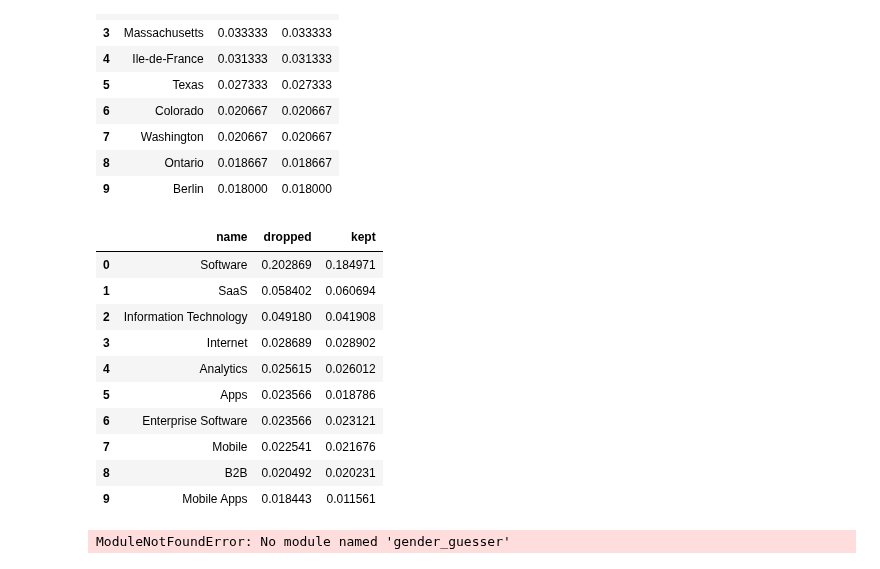
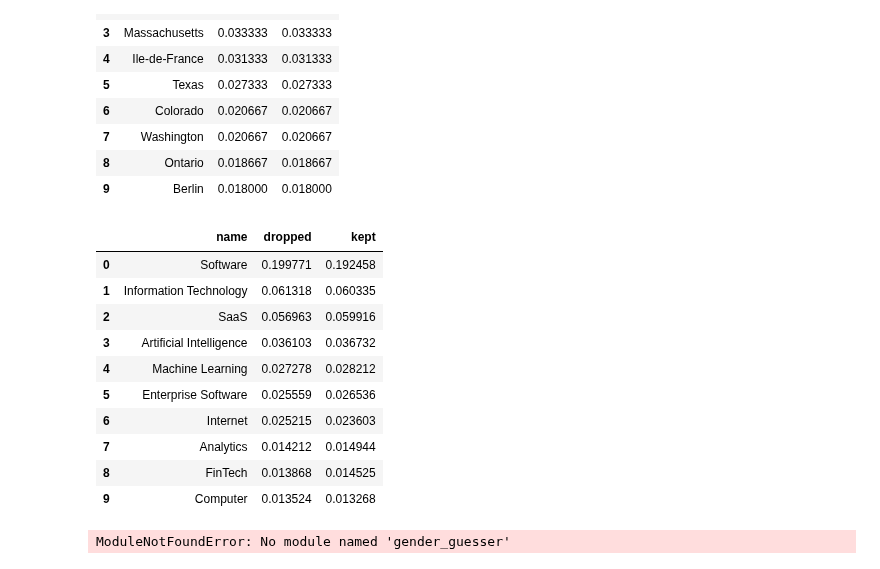
Before and after one commit to sarahbeasley2020/Scraping, a Jupyter notebook: Backtesting/Backtesting_Analysis.ipynb, the cells around one changed output. Cells and saved outputs as stored; diff of their text form; code cells hidden in the pictures.

```diff
--- a/Backtesting/Backtesting_Analysis.ipynb
+++ b/Backtesting/Backtesting_Analysis.ipynb
@@ -160,45 +160,45 @@ df_item.head(10)
 '''
 Data Validation: Industries
 '''
 drop_industries = {}
 for name_ in df1_.index:
     for ind_ in [i.strip() for i in df1_.loc[name_]['Industries'].split(',')]:
         if ind_ not in drop_industries:
             drop_industries[ind_] = 1
         else:
             drop_industries[ind_] += 1
 drop_industries = {k: v for k, v in sorted(drop_industries.items(), key=lambda item: item[1], reverse=True)}
 df_dropIndustries = pd.DataFrame.from_dict(drop_industries, orient='index', columns=['freq']).reset_index()
 
 kept_industries = {}
-for name_ in faileddata.keys():
-    for ind_ in [i.strip() for i in df3.loc[name_]['Industries'].split(',')]:
+for name_ in alldata.keys():
+    for ind_ in [i.strip() for i in df1.loc[name_]['Industries'].split(',')]:
         if ind_ not in kept_industries:
             kept_industries[ind_] = 1
         else:
             kept_industries[ind_] += 1
 kept_industries = {k: v for k, v in sorted(kept_industries.items(), key=lambda item: item[1], reverse=True)}
 
 # Brings it into a dataframe
 df_keptIndustries = pd.DataFrame.from_dict(kept_industries, orient='index', columns=['freq']).reset_index()
 df_industries = pd.merge(df_dropIndustries, df_keptIndustries, on='index')
 df_industries.columns = ['name', 'dropped', 'kept']
 df_industries['dropped'] /= df_industries['dropped'].sum()
 df_industries['kept'] /= df_industries['kept'].sum()
 df_industries.set_index(['name'])
 df_industries.head(10)
 # %% [output]
 |  | name | dropped | kept |
-| 0 | Software | 0.202869 | 0.184971 |
-| 1 | SaaS | 0.058402 | 0.060694 |
-| 2 | Information Technology | 0.049180 | 0.041908 |
-| 3 | Internet | 0.028689 | 0.028902 |
-| 4 | Analytics | 0.025615 | 0.026012 |
-| 5 | Apps | 0.023566 | 0.018786 |
-| 6 | Enterprise Software | 0.023566 | 0.023121 |
-| 7 | Mobile | 0.022541 | 0.021676 |
-| 8 | B2B | 0.020492 | 0.020231 |
-| 9 | Mobile Apps | 0.018443 | 0.011561 |
+| 0 | Software | 0.199771 | 0.192458 |
+| 1 | Information Technology | 0.061318 | 0.060335 |
+| 2 | SaaS | 0.056963 | 0.059916 |
+| 3 | Artificial Intelligence | 0.036103 | 0.036732 |
+| 4 | Machine Learning | 0.027278 | 0.028212 |
+| 5 | Enterprise Software | 0.025559 | 0.026536 |
+| 6 | Internet | 0.025215 | 0.023603 |
+| 7 | Analytics | 0.014212 | 0.014944 |
+| 8 | FinTech | 0.013868 | 0.014525 |
+| 9 | Computer | 0.013524 | 0.013268 |
 # %%
 '''
 General Data:
```
Also changed, not shown: parts of 8 cells of this notebook, 1 other file.
